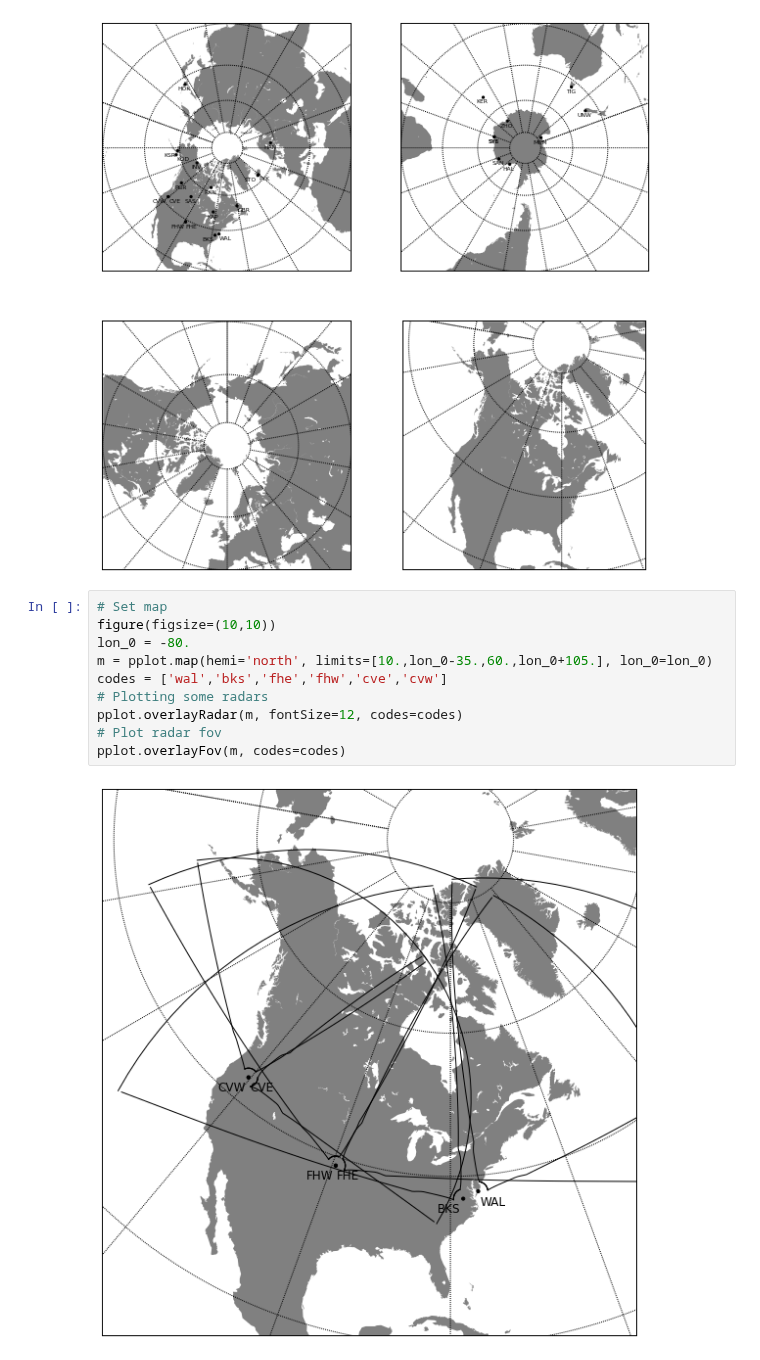
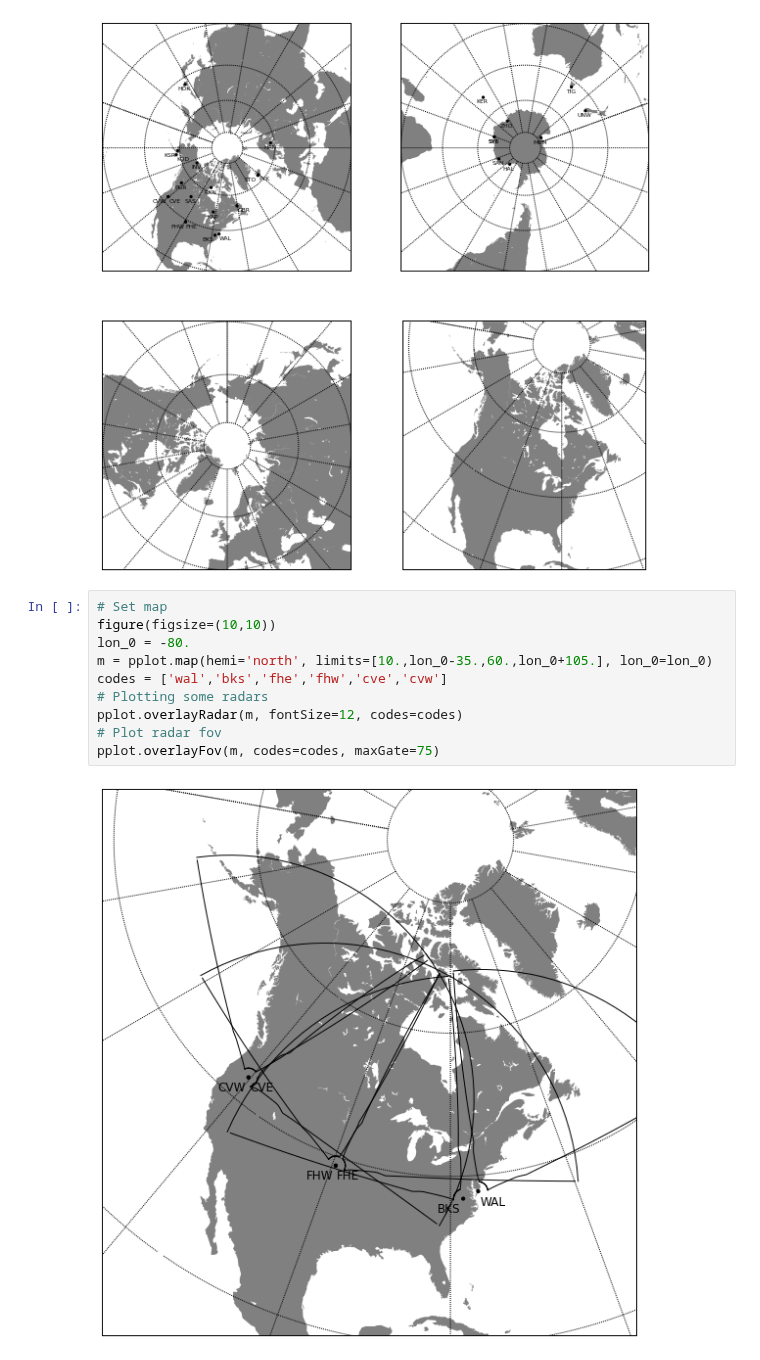
Before and after one commit to vtsuperdarn/davitpy, a Jupyter notebook: docs/notebook/map.ipynb, the cells around one changed output. Saved outputs shown, nothing was run; the diff lists cells and outputs as text.

```diff
--- a/docs/notebook/map.ipynb
+++ b/docs/notebook/map.ipynb
@@ -30,14 +30,14 @@ m2 = pplot.map(hemi='north', limits=[10.,lon_0-35.,60.,lon_0+105.], lon_0=lon_0)
 # %%
 # Set map
 figure(figsize=(10,10))
 lon_0 = -80.
 m = pplot.map(hemi='north', limits=[10.,lon_0-35.,60.,lon_0+105.], lon_0=lon_0)
 codes = ['wal','bks','fhe','fhw','cve','cvw']
 # Plotting some radars
 pplot.overlayRadar(m, fontSize=12, codes=codes)
 # Plot radar fov
-pplot.overlayFov(m, codes=codes)
+pplot.overlayFov(m, codes=codes, maxGate=75)
 # %% [output]
-[figure, old version]
+[figure, new version]
 # %%
 radNet = network()
```
Also changed, not shown: parts of 1 cell of this notebook, 1 other file.
